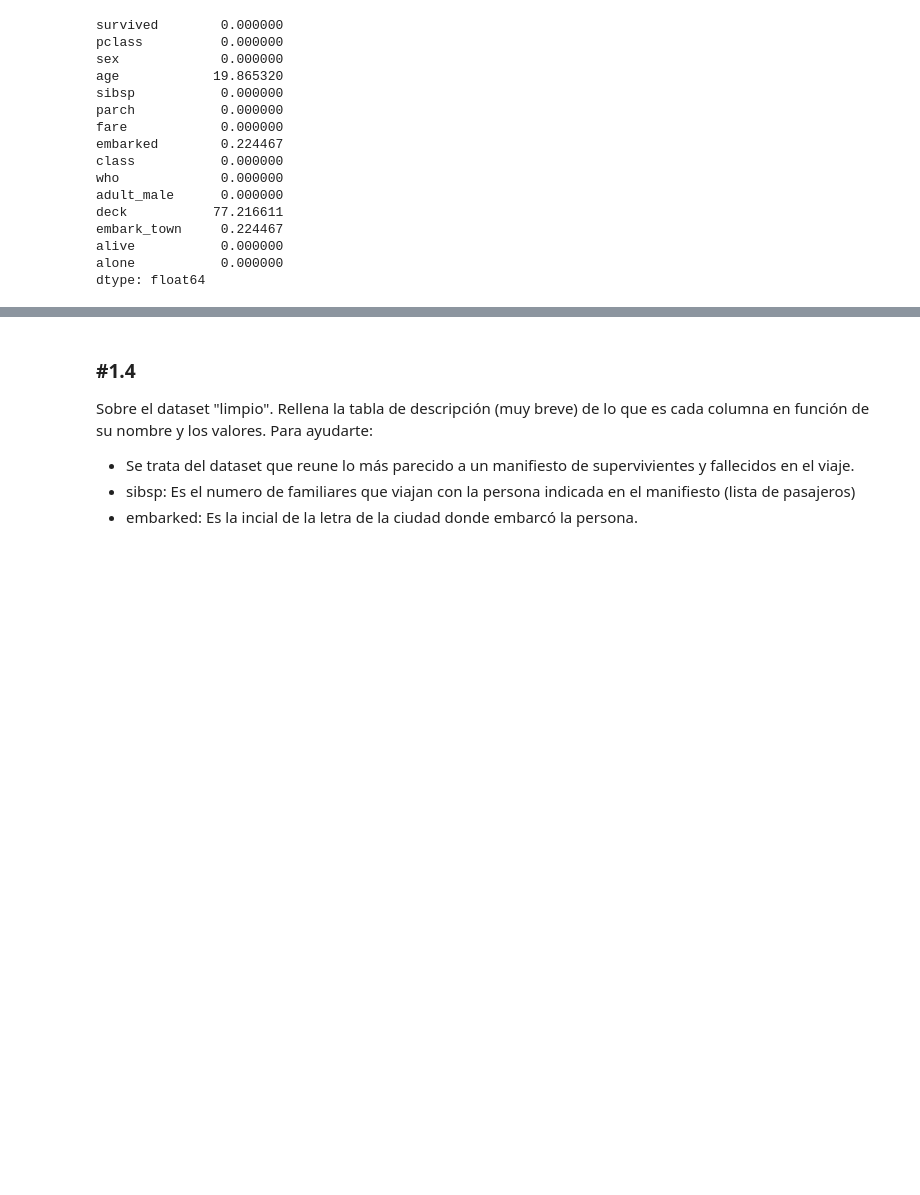
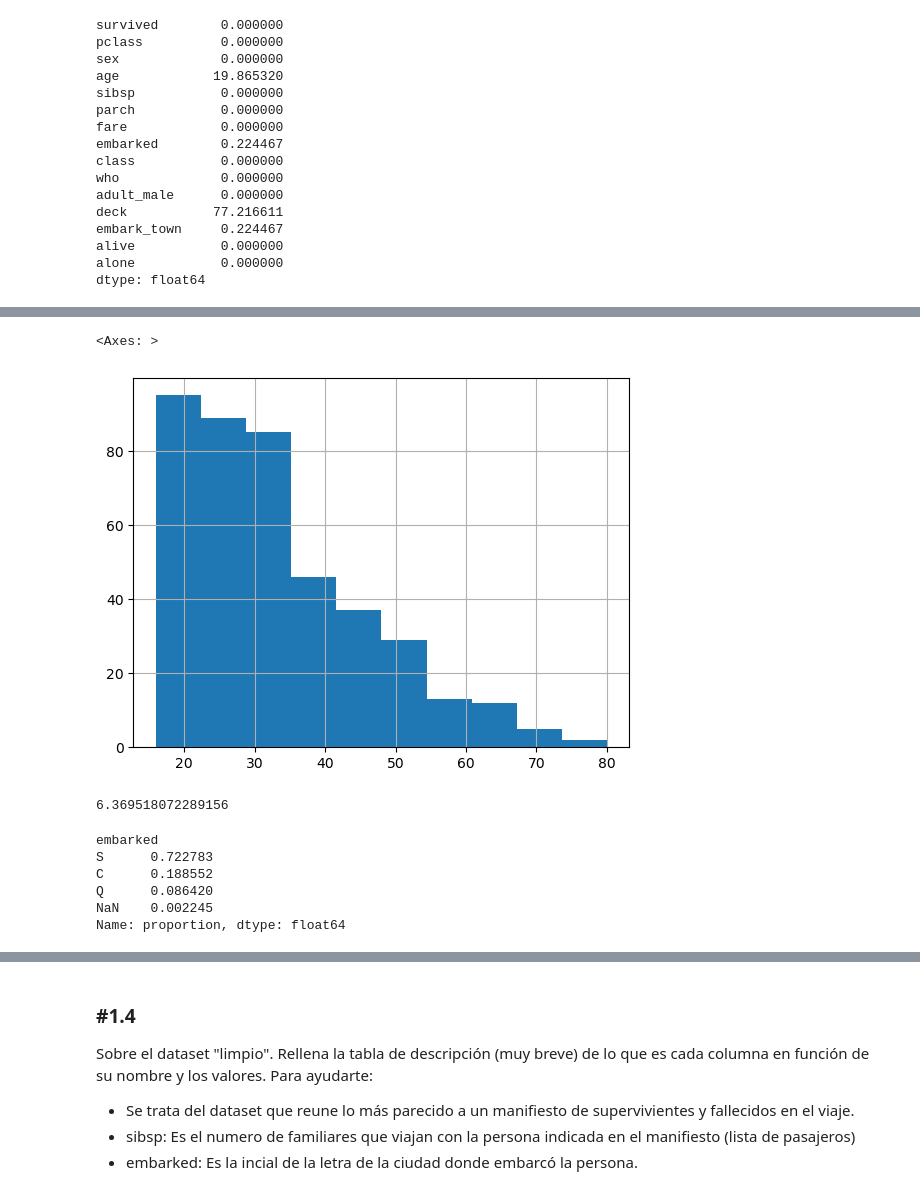
Before and after one commit to v1ckyseque1ra/DS_Online_Octubre24, a Jupyter notebook: Ejercicios Challenge/sprint 7/18_Practica_Obligatoria_Univariante.ipynb, the cells around one changed output, grey strips where cells are left out. Cells and saved outputs as stored; diff of their text form; code cells hidden in the pictures; blank space fills up the shorter version.

```diff
--- a/Ejercicios Challenge/sprint 7/18_Practica_Obligatoria_Univariante.ipynb
+++ b/Ejercicios Challenge/sprint 7/18_Practica_Obligatoria_Univariante.ipynb
@@ -110,4 +110,4 @@ alone           0.000000
 dtype: float64
 # %%
 #elimino la columna parch que no la usaremos y deck que tiene un % de nulos demasiado alto para eliminarlo
-df_titanic.drop(columns=['parch','deck'])
+df_titanic.drop(columns=['parch','deck'],axis =1,inplace= True)
@@ -127,0 +129,19 @@ df_titanic.drop(columns=['parch','deck'])
+# %%
+df_titanic.loc[df_titanic.who == "man","age"].hist()
+# %% [output]
+<Axes: >
+[figure, added]
+# %%
+df_titanic.loc[df_titanic.who == "child","age"].mean()
+# %% [output]
+6.369518072289156
+# %%
+df_titanic.embarked.value_counts(normalize = True,dropna=False)
+#como el 72% embarco en Southaptorn, por lo tanto con la estadistica de nuestro lado
+# %% [output]
+embarked
+S      0.722783
+C      0.188552
+Q      0.086420
+NaN    0.002245
+Name: proportion, dtype: float64
```
Also changed, not shown: parts of 10 cells of this notebook, 3 other files.
